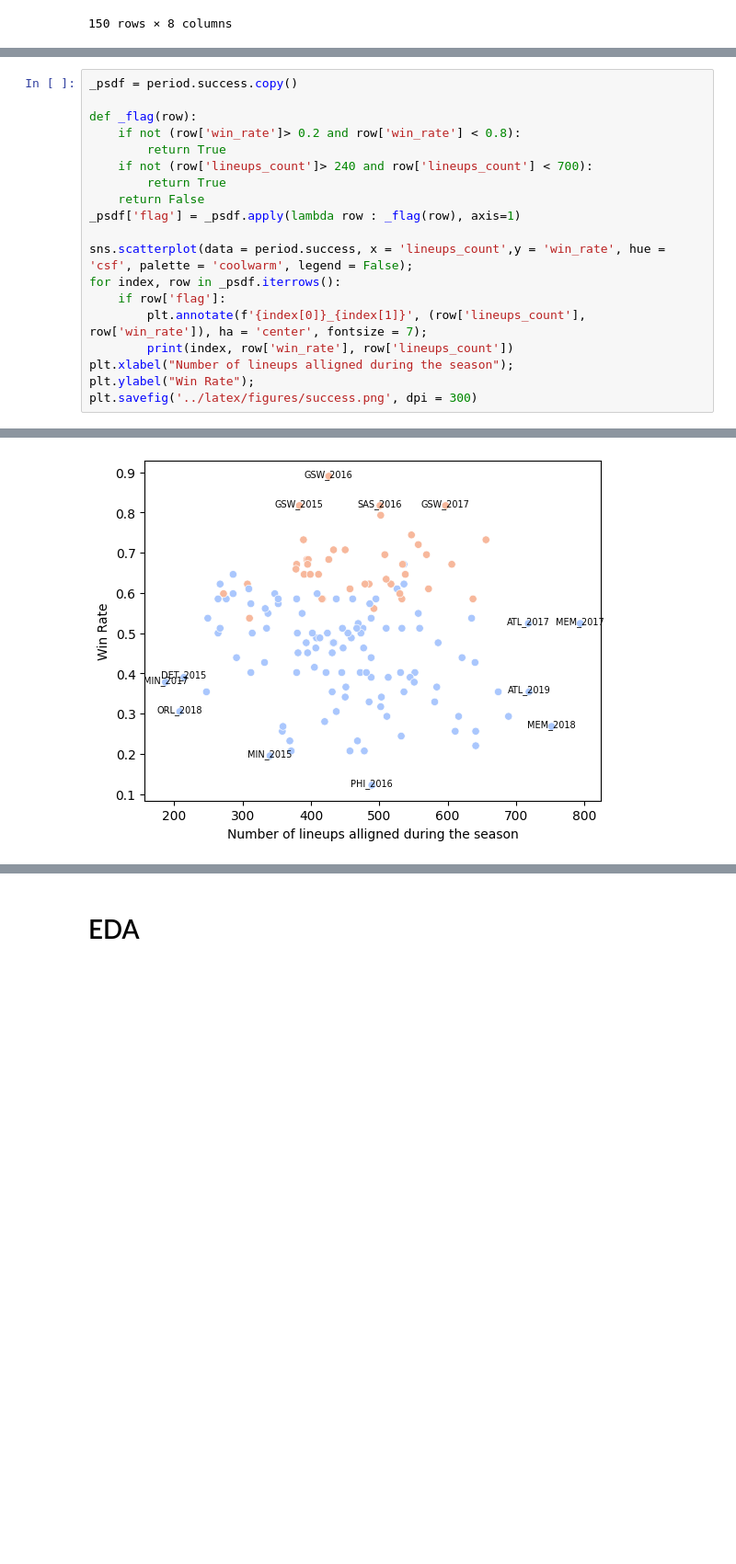
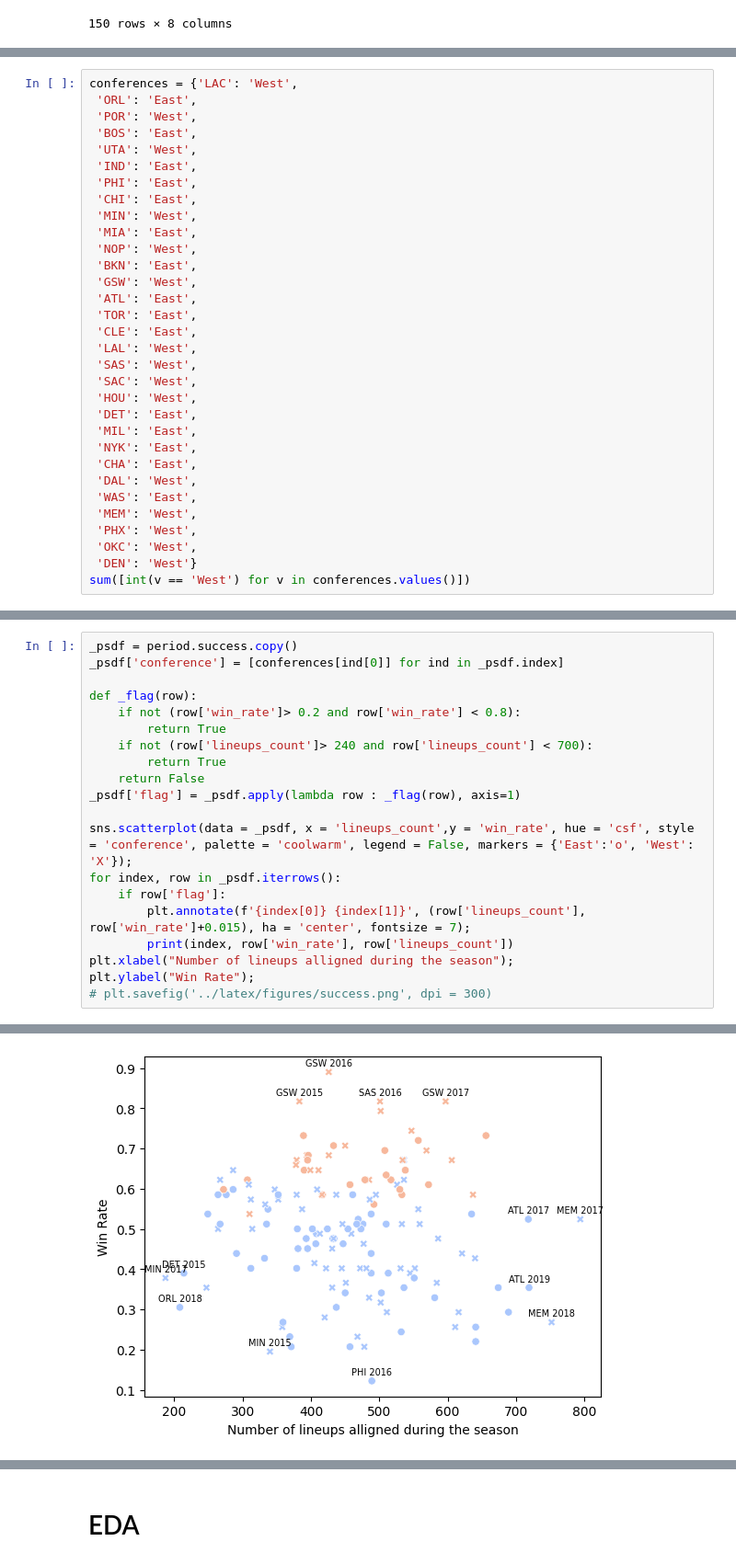
Before and after one commit to arnaud-odet/Roster_Building, a Jupyter notebook: notebooks/pbp.ipynb, the cells around one changed output, grey strips where cells are left out. Shown at 92% size. Drawn from its saved outputs; the diff is of its cells as text; blank space fills up the shorter version.

```diff
--- a/notebooks/pbp.ipynb
+++ b/notebooks/pbp.ipynb
@@ -85,0 +98,32 @@ period.success
+# %%
+conferences = {'LAC': 'West',
+ 'ORL': 'East',
+ 'POR': 'West',
+ 'BOS': 'East',
+ 'UTA': 'West',
+ 'IND': 'East',
+ 'PHI': 'East',
+ 'CHI': 'East',
+ 'MIN': 'West',
+ 'MIA': 'East',
+ 'NOP': 'West',
+ 'BKN': 'East',
+ 'GSW': 'West',
+ 'ATL': 'East',
+ 'TOR': 'East',
+ 'CLE': 'East',
+ 'LAL': 'West',
+ 'SAS': 'West',
+ 'SAC': 'West',
+ 'HOU': 'West',
+ 'DET': 'East',
+ 'MIL': 'East',
+ 'NYK': 'East',
+ 'CHA': 'East',
+ 'DAL': 'West',
+ 'WAS': 'East',
+ 'MEM': 'West',
+ 'PHX': 'West',
+ 'OKC': 'West',
+ 'DEN': 'West'}
+sum([int(v == 'West') for v in conferences.values()])
@@ -86,34 +132,35 @@ period.success
 # %%
 _psdf = period.success.copy()
+_psdf['conference'] = [conferences[ind[0]] for ind in _psdf.index]
 
 def _flag(row):
     if not (row['win_rate']> 0.2 and row['win_rate'] < 0.8):
         return True
     if not (row['lineups_count']> 240 and row['lineups_count'] < 700):
         return True
     return False
 _psdf['flag'] = _psdf.apply(lambda row : _flag(row), axis=1)
 
-sns.scatterplot(data = period.success, x = 'lineups_count',y = 'win_rate', hue = 'csf', palette = 'coolwarm', legend = False);
+sns.scatterplot(data = _psdf, x = 'lineups_count',y = 'win_rate', hue = 'csf', style = 'conference', palette = 'coolwarm', legend = False, markers = {'East':'o', 'West': 'X'});
 for index, row in _psdf.iterrows():
     if row['flag']:
-        plt.annotate(f'{index[0]}_{index[1]}', (row['lineups_count'], row['win_rate']), ha = 'center', fontsize = 7);
+        plt.annotate(f'{index[0]} {index[1]}', (row['lineups_count'], row['win_rate']+0.015), ha = 'center', fontsize = 7);
         print(index, row['win_rate'], row['lineups_count'])
 plt.xlabel("Number of lineups alligned during the season");
 plt.ylabel("Win Rate");
-plt.savefig('../latex/figures/success.png', dpi = 300)
+# plt.savefig('../latex/figures/success.png', dpi = 300)
 # %% [output]
 ('DET', 2015) 0.39 214
 ('GSW', 2015) 0.817 383
 ('MIN', 2015) 0.195 340
 ('GSW', 2016) 0.89 426
 ('SAS', 2016) 0.817 501
 ('PHI', 2016) 0.122 489
 ('GSW', 2017) 0.817 597
 ('MEM', 2017) 0.524 794
 ('ATL', 2017) 0.524 718
 ('MIN', 2017) 0.378 187
 ('MEM', 2018) 0.268 752
 ('ORL', 2018) 0.305 208
 ('ATL', 2019) 0.354 719
-[figure, old version]
+[figure, new version]
```
Also changed, not shown: parts of 3 cells of this notebook, 18 other files.
